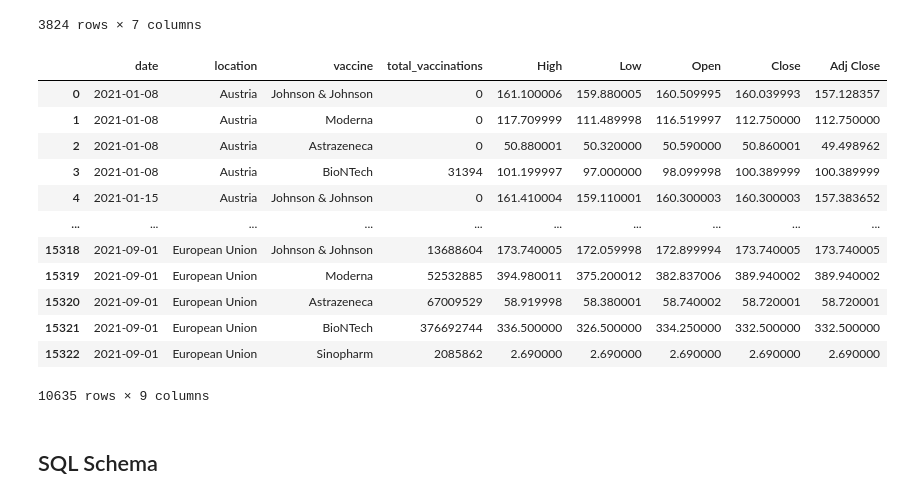
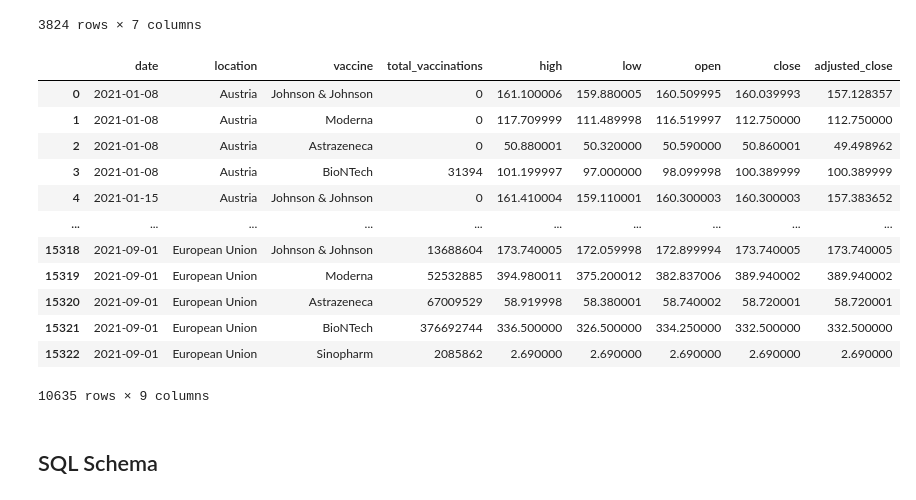
Before and after one commit to jimbleslilley/bootcamp-project-2, a Jupyter notebook: notebook.ipynb, the cells around one changed output. Drawn from its saved outputs; the diff is of its cells as text; code cells hidden in the pictures.

Commit message:
renamed columns

```diff
--- a/notebook.ipynb
+++ b/notebook.ipynb
@@ -277,22 +277,27 @@ sorted_df
 # %%
 # now that this is done, we can go back to our manufacturer table, and join the locations to this table
 loc_joined = pd.merge(manufacturer_df, sorted_df,  how='left', left_on=['date','vaccine'], right_on = ['date','manufacturer'])
 
 # the values for the vaccine and manufacturer column are identical, so one is dropped
 loc_joined = loc_joined.drop(columns=["manufacturer"], axis=1)
 
 # the columns are then reordered and renamed
 loc_joined = loc_joined[["date","location","vaccine","total_vaccinations","High","Low","Open","Close","Adj Close"]]
+loc_joined = loc_joined.rename(columns={"High":"high",
+                                       "Low":"low",
+                                       "Open":"open",
+                                       "Close":"close",
+                                       "Adj Close":"adjusted_close"})
 
 # null values are dropped, this will be for vaccine companies which did not have stock data and
 # for dates not recorded on both .csv files
 loc_joined = loc_joined.dropna(axis="rows")
 
 # assign a new name to the dataframe so we know that this is the dataframe which should be loaded by sql
 schema_ready_df = loc_joined
 schema_ready_df
 # %% [output]
-|  | date | location | vaccine | total_vaccinations | High | Low | Open | Close | Adj Close |
+|  | date | location | vaccine | total_vaccinations | high | low | open | close | adjusted_close |
 | 0 | 2021-01-08 | Austria | Johnson & Johnson | 0 | 161.100006 | 159.880005 | 160.509995 | 160.039993 | 157.128357 |
 | 1 | 2021-01-08 | Austria | Moderna | 0 | 117.709999 | 111.489998 | 116.519997 | 112.750000 | 112.750000 |
 | 2 | 2021-01-08 | Austria | Astrazeneca | 0 | 50.880001 | 50.320000 | 50.590000 | 50.860001 | 49.498962 |
```
